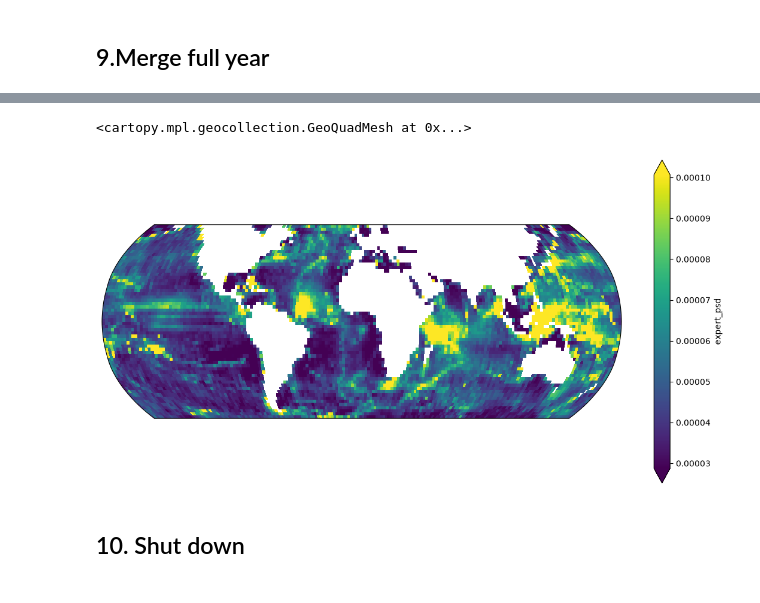
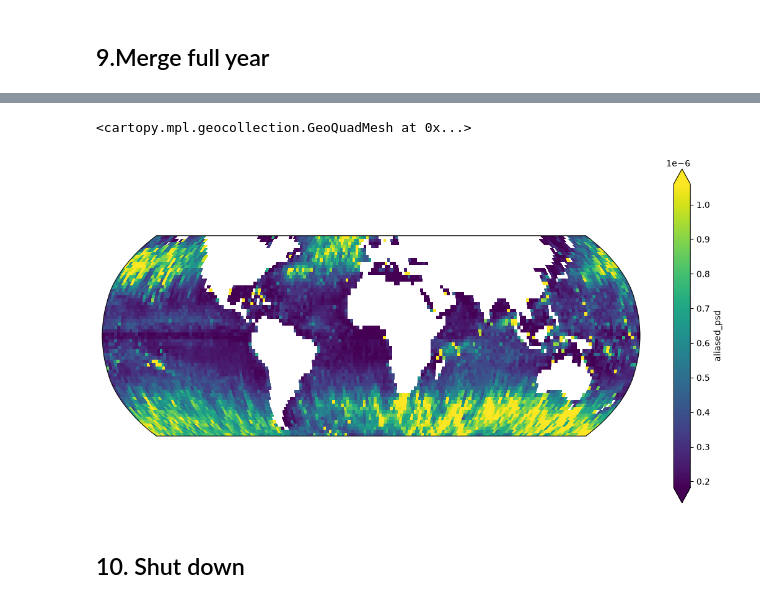
Before and after one commit to zcasparco/SWOT_UHH, a Jupyter notebook: dev/Matched_expert_unsmoothed_month_dask.ipynb, the cells around one changed output, grey strips where cells are left out. Drawn from its saved outputs; the diff is of its cells as text; code cells hidden in the pictures.

Commit message:
updates aliased

```diff
--- a/dev/Matched_expert_unsmoothed_month_dask.ipynb
+++ b/dev/Matched_expert_unsmoothed_month_dask.ipynb
@@ -64,11 +64,11 @@ MONTHS = [
 ]
 EXPERT_PATTERN     = 'SWOT_L2_LR_SSH_Expert_*.nc'
 UNSMOOTHED_PATTERN = 'SWOT_L2_LR_SSH_Unsmoothed_*.nc'
-MAX_FILES_PER_MONTH = 100        # e.g. 10 for a quick test, None = all
+MAX_FILES_PER_MONTH = None        # e.g. 10 for a quick test, None = all
 SKIP_EXISTING       = False        # reuse per-pass files already written
 
 # ── Spectral parameters (passed to process_matched_pair) ─────────────────────
-SEGMENT_LENGTH_KM = 250.0
+SEGMENT_LENGTH_KM = 1000.0
 OVERLAP           = 0.5
 MAX_NAN_FRACTION  = 0.15
 MAX_GAP_FRACTION  = 0.1
@@ -463,7 +479,7 @@ ds_year = ds_year.assign_coords(segment=np.arange(ds_year.sizes['segment']))
 ds_year.attrs = {k: v for k, v in ds_year.attrs.items() if k != 'month'}
 ds_year.attrs.update(year=YEAR, months=','.join(f'{m:02d}' for m in months_found))
 
-out_year = os.path.join(OUTPUT_DIR, f'matched_spectra_{YEAR}_{int(SEGMENT_LENGTH_KM)}km.nc')
+out_year = os.path.join(OUTPUT_DIR, f'matched_spectra_{YEAR}_{int(SEGMENT_LENGTH_KM)}km_new.nc')
 tmp = out_year + '.tmp'
 ds_year.to_netcdf(tmp, mode='w')
 os.replace(tmp, out_year)
@@ -478,7 +494,7 @@ if BUILD_YEAR_BOXES:
     with xr.open_dataset(out_year) as chk:
         ds_boxes_year = box_all_spectra(chk, box_deg=BOX_DEG, method=BOX_METHOD,
                                         min_sampling_fraction=MIN_SAMPLING_FRACTION)
-    out_boxes = os.path.join(OUTPUT_DIR, f'matched_boxes_{BOX_DEG:g}deg_{YEAR}_{int(SEGMENT_LENGTH_KM)}km.nc')
+    out_boxes = os.path.join(OUTPUT_DIR, f'matched_boxes_{BOX_DEG:g}deg_{YEAR}_{int(SEGMENT_LENGTH_KM)}km_new.nc')
     ds_boxes_year.to_netcdf(out_boxes, mode='w')
     print(f"-> {out_boxes}: {int((ds_boxes_year.n_segments > 0).sum())} boxes")
 # %% [output]
@@ -523,10 +539,10 @@ HDF5-DIAG: Error detected in HDF5 (1.14.6) thread 1:
 # %%
-energy = ds_boxes_year.expert_psd.sel(wavenumber=slice(1/50,1/10)).integrate('wavenumber')
+energy = ds_boxes_year.aliased_psd.sel(wavenumber=slice(1/50,1/10)).integrate('wavenumber')
 fig,ax = plt.subplots(figsize=(14,7),subplot_kw={"projection": ccrs.Robinson()})
 energy.plot(ax=ax,transform=ccrs.PlateCarree(),vmin=np.nanpercentile(energy,5),vmax=np.nanpercentile(energy,95))
 # %% [output]
 <cartopy.mpl.geocollection.GeoQuadMesh at 0x...>
-[figure, old version]
+[figure, new version]
 # %% [markdown]
 ## 10. Shut down
 # %%
```
Also changed, not shown: parts of 8 cells of this notebook.
